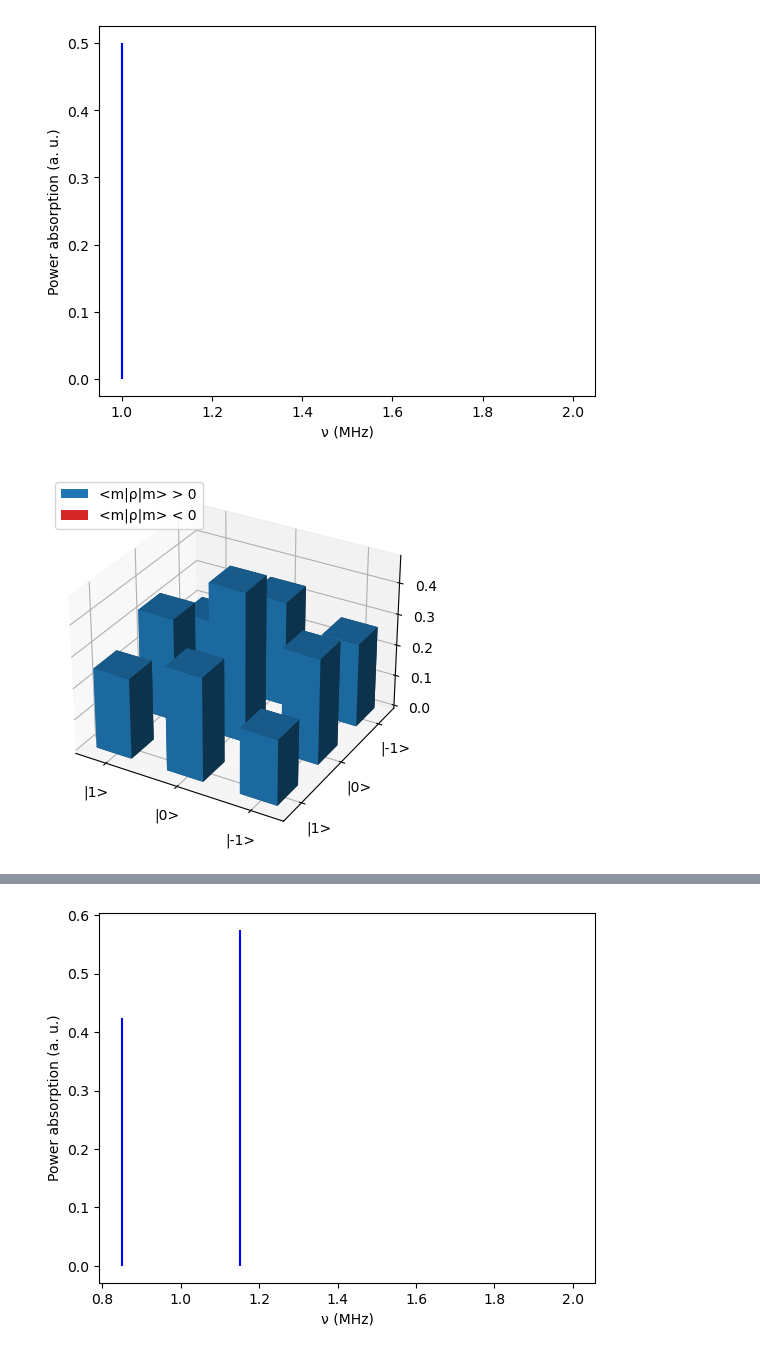
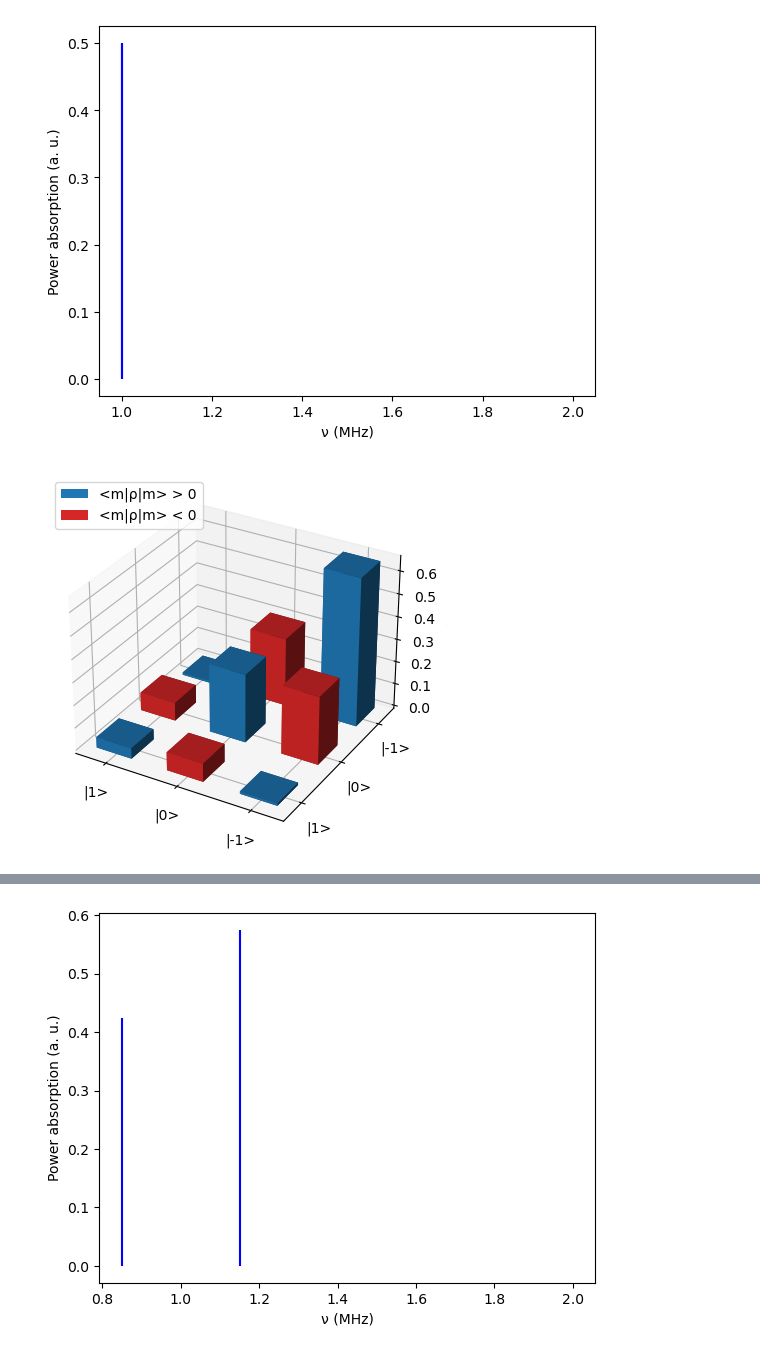
Before and after one commit to vemiBGH/PULSEE, a Jupyter notebook: demos/readme_demo.ipynb, the cells around one changed output, grey strips where cells are left out. Cells and saved outputs as stored; diff of their text form; code cells hidden in the pictures.

```diff
--- a/demos/readme_demo.ipynb
+++ b/demos/readme_demo.ipynb
@@ -24,12 +24,12 @@ mode = pd.DataFrame([(2 * np.pi, 0.2, 0., np.pi/2, 0.)],
                      columns=['frequency', 'amplitude', 'phase', 'theta_p', 'phi_p'])
 # %%
 dm_evolved = evolve(spin, h_unperturbed, dm_0, solver=magnus, \
-                    mode=mode, pulse_time=1 / (4 * 0.2), \
+                    mode=mode, pulse_time=3 / (2 * 4 * 0.2), \
                     picture = 'IP', n_points=30)
 
 fig = plot_real_part_density_matrix(dm_evolved)
 # %% [output]
-[figure, old version]
+[figure, new version]
 # %%
 t, fid = FID_signal(spin, h_unperturbed, dm_evolved, acquisition_time=100, T2=10, n_points=50)
 
```
Also changed, not shown: parts of 6 cells of this notebook.
